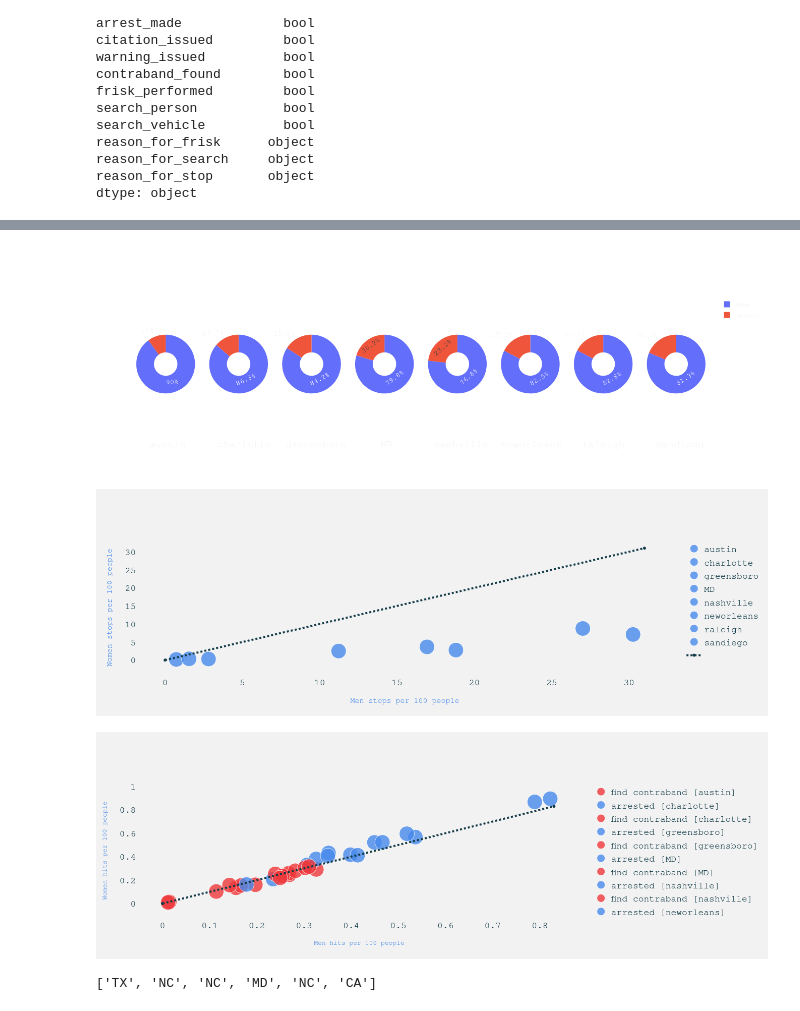
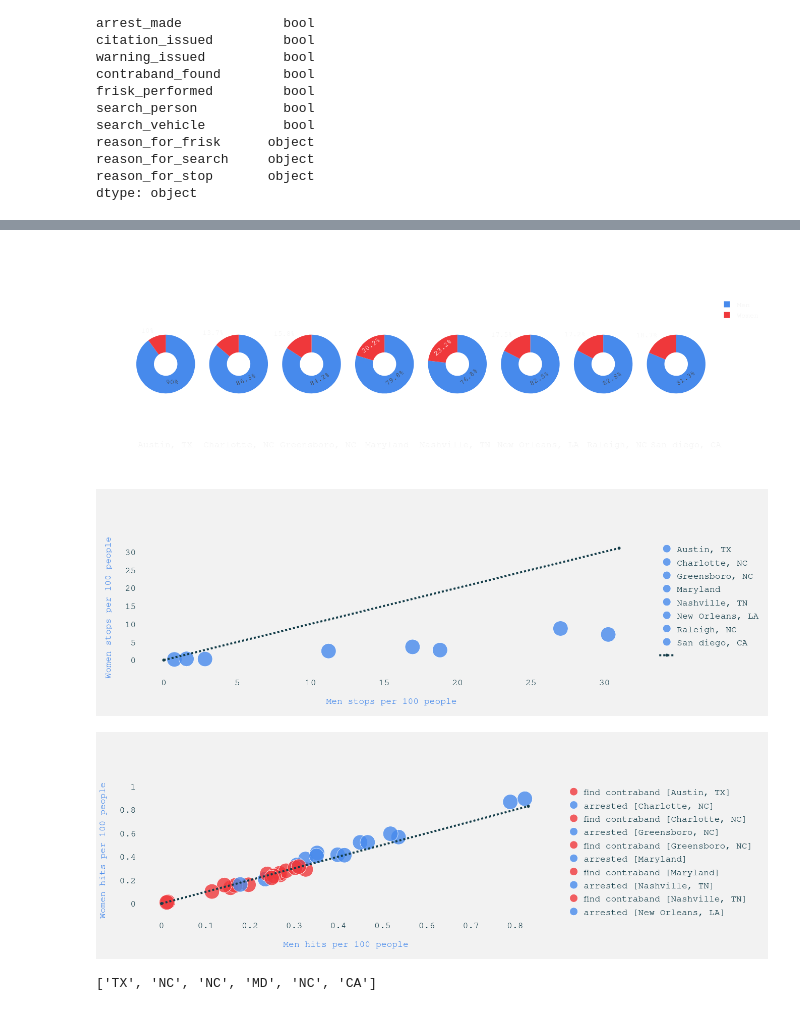
Before and after one commit to epfl-ada/ada-2020-project-milestone-p3-p3_littlepandas, a Jupyter notebook: martin_analyse.ipynb, the cells around one changed output, grey strips where cells are left out. Drawn from its saved outputs; the diff is of its cells as text; code cells hidden in the pictures.

Commit message:
personal save

```diff
--- a/martin_analyse.ipynb
+++ b/martin_analyse.ipynb
@@ -157,7 +157,7 @@ def s_vehi_or_not(df, n):
 
     return matching, AOD_vehicule_searched, diff_veh, AOD_vehicule_not_searched, diff_no_veh, search_vehicle_w, search_vehicle_m
 
-def reason_type(df, matching, df_w):
+def reason_type_search(df, matching, df_w):
     df = DF_handling(df)
     AOD_searched_ = dict()
     diff_ = dict()
@@ -226,6 +226,7 @@ dtype: object
 # %%
 list_name = ["austin","charlotte","greensboro","MD","nashville","neworleans","raleigh","sandiego","sanfrancisco","WA"]
 list_name = ["austin","charlotte","greensboro","MD","nashville","neworleans","raleigh","sandiego"]
+list_name_print = ["Austin, TX","Charlotte, NC","Greensboro, NC","Maryland","Nashville, TN","New Orleans, LA","Raleigh, NC","San diego, CA"]
 #list_name = ["charlotte"]
 
 population_dico = {'austin': [978908,0.492],'charlotte': [885708,0.481], 'greensboro': [296710,0.535],'MD': [6045680,0.516],'nashville': [694144,0.518], 'neworleans': [390144,0.525],
@@ -309,7 +310,7 @@ for name in list_name:
     if name not in ["nashville","neworleans"]:
         AOD, CI0, CI1 = state(data, n=2)
         matching, AOD_vehicule_searched, diff_veh, AOD_vehicule_not_searched, diff_no_veh, search_vehicle_w, search_vehicle_m = s_vehi_or_not(data, n=4)
-        AOD_searched_, diff_ = reason_type(data, matching, search_vehicle_w[True])
+        AOD_searched_, diff_ = reason_type_search(data, matching, search_vehicle_w[True])
 
     AOD_2, CI0_2, CI1_2 = 0,0,0
     if name not in ["austin"]:
@@ -359,25 +355,26 @@ for i in range(len(list_name)):
 
 fig = make_subplots(rows=1, cols=len(list_name), specs=[list_spec])
 for i in range(len(list_name)):
-    fig.add_trace(go.Pie(labels=labels, values=[df["total_f"][i],df["total_m"][i]], name=list_name[i]),1, 1+i)
+    fig.add_trace(go.Pie(labels=labels, values=[df["total_f"][i],df["total_m"][i]], name=list_name_print[i]),1, 1+i)
 
 # Use `hole` to create a donut-like pie chart
 fig.update_traces(hole=.4, hoverinfo="label+percent+name")
 
 annotation_circle = []
-distance = [0.02,0.14,0.26,0.44,0.57,0.75,0.86,1]
+distance = [-0.00,0.115,0.25,0.44,0.56,0.78,0.90,1.03]
 for i in range(len(list_name)):
-    annotation_circle.append(dict(text=list_name[i], x=distance[i], y=-0.155, font_size=20, showarrow=False))
+    annotation_circle.append(dict(text=list_name_print[i], x=distance[i], y=-0.155, font_size=18, showarrow=False))
 
 fig.update_layout(
     # Add annotations in the center of the donut pies.
     font = dict(size=14, family='Courier', color="#F5F5F5"),
     paper_bgcolor='rgba(0,0,0,0)',
     annotations=annotation_circle)
+fig.update_traces( marker=dict(colors=['#EF383B', '#478AEC']))
 fig.show()
 pio.write_html(fig, file='MenWomenList.html', auto_open=True)
 # %% [output]
-[figure, old version]
+[figure, new version]
 # %%
 #stop rate
 fig = go.Figure()
@@ -389,7 +386,7 @@ marker_var =dict(
     )
 
 for i in range(len(list_name)):
-    fig.add_trace(go.Scatter(x=[df["stop_rate_m"][i]*100], y=[df["stop_rate_f"][i]*100],mode='markers', marker=marker_var ,name=list_name[i], marker_size=[30]))
+    fig.add_trace(go.Scatter(x=[df["stop_rate_m"][i]*100], y=[df["stop_rate_f"][i]*100],mode='markers', marker=marker_var ,name=list_name_print[i], marker_size=[30]))
 
 
 color = "#478AEC"
@@ -404,14 +401,14 @@ fig.update_layout(
     )
 
 
-fig.update_xaxes(gridcolor = 'rgba(25, 229, 229,0)',title_font = dict(size=15, family='Courier', color=color),zeroline=False)
-fig.update_yaxes(gridcolor = 'rgba(255, 229, 229,0)',title_font = dict(size=15, family='Courier', color=color),zeroline=False)
+fig.update_xaxes(gridcolor = 'rgba(25, 229, 229,0)',title_font = dict(size=18, family='Courier', color=color),zeroline=False)
+fig.update_yaxes(gridcolor = 'rgba(255, 229, 229,0)',title_font = dict(size=18, family='Courier', color=color),zeroline=False)
 fig.update_xaxes(title_text='Men stops per 100 people')
 fig.update_yaxes(title_text='Women stops per 100 people')
 fig.show()
 pio.write_html(fig, file='stopRate.html', auto_open=True)
 # %% [output]
-[figure, old version]
+[figure, new version]
 # %%
 #hit rate
 fig = go.Figure()
@@ -426,39 +423,39 @@ marker_var2 =dict(
         opacity=[0.8,0.8],
     )
 marker_var3 =dict(
         color=['#002E79'],
         opacity=[0.8],
     )
 marker_var4 =dict(
         color=['#E76A40'],
         opacity=[0.8],
     )
 #"search_rate_arrest_m","search_rate_arrest_f", "search_rate_contreband_m","search_rate_contreband_f"
 for i in range(len(list_name)):
-    fig.add_trace(go.Scatter(x=df["search_rate_arrest_m"][i], y=df["search_rate_arrest_f"][i],mode='markers', marker=marker_var ,name="arrested ["+list_name[i]+"]", marker_size=[30,30],text=['<br>search_person', '<br>search_vehicle']))
-    fig.add_trace(go.Scatter(x=df["search_rate_contraband_m"][i], y=df["search_rate_contraband_f"][i],mode='markers', marker=marker_var2 ,name="find contraband ["+list_name[i]+"]", marker_size=[30,30],text=['<br>search_person', '<br>search_vehicle']))
+    fig.add_trace(go.Scatter(x=df["search_rate_arrest_m"][i], y=df["search_rate_arrest_f"][i],mode='markers', marker=marker_var ,name="arrested ["+list_name_print[i]+"]", marker_size=[30,30],text=['<br>search_person', '<br>search_vehicle']))
+    fig.add_trace(go.Scatter(x=df["search_rate_contraband_m"][i], y=df["search_rate_contraband_f"][i],mode='markers', marker=marker_var2 ,name="find contraband ["+list_name_print[i]+"]", marker_size=[30,30],text=['<br>search_person', '<br>search_vehicle']))
 
 color = "#478AEC"
 
 fig.add_trace(go.Scatter(x=[0,0.83], y=[0,0.83], name='',line=dict(color='#143D49', width=4,dash='dot')))
 fig.update_layout(
         font = dict(size=18, family='Courier', color="#143D49"),
         paper_bgcolor='#F2F2F2',
         plot_bgcolor='rgba(0,0,0,0)',
         autosize=True,
 
         dragmode = False,
     )
 
 
-fig.update_xaxes(gridcolor = 'rgba(25, 229, 229,0)',title_font = dict(size=13, family='Courier', color=color),zeroline=False)
-fig.update_yaxes(gridcolor = 'rgba(255, 229, 229,0)',title_font = dict(size=13, family='Courier', color=color),zeroline=False)
+fig.update_xaxes(gridcolor = 'rgba(25, 229, 229,0)',title_font = dict(size=18, family='Courier', color=color),zeroline=False)
+fig.update_yaxes(gridcolor = 'rgba(255, 229, 229,0)',title_font = dict(size=18, family='Courier', color=color),zeroline=False)
 fig.update_xaxes(title_text='Men hits per 100 people')
 fig.update_yaxes(title_text='Women hits per 100 people')
 fig.show()
-pio.write_html(fig, file='searchRate.html', auto_open=True)
+pio.write_html(fig, file='hitRate.html', auto_open=True)
 # %% [output]
-[figure, old version]
+[figure, new version]
 # %%
 #df = pd.read_csv('https://raw.githubusercontent.com/plotly/datasets/master/2011_us_ag_exports.csv')
 
```
Also changed, not shown: parts of 4 cells of this notebook.
